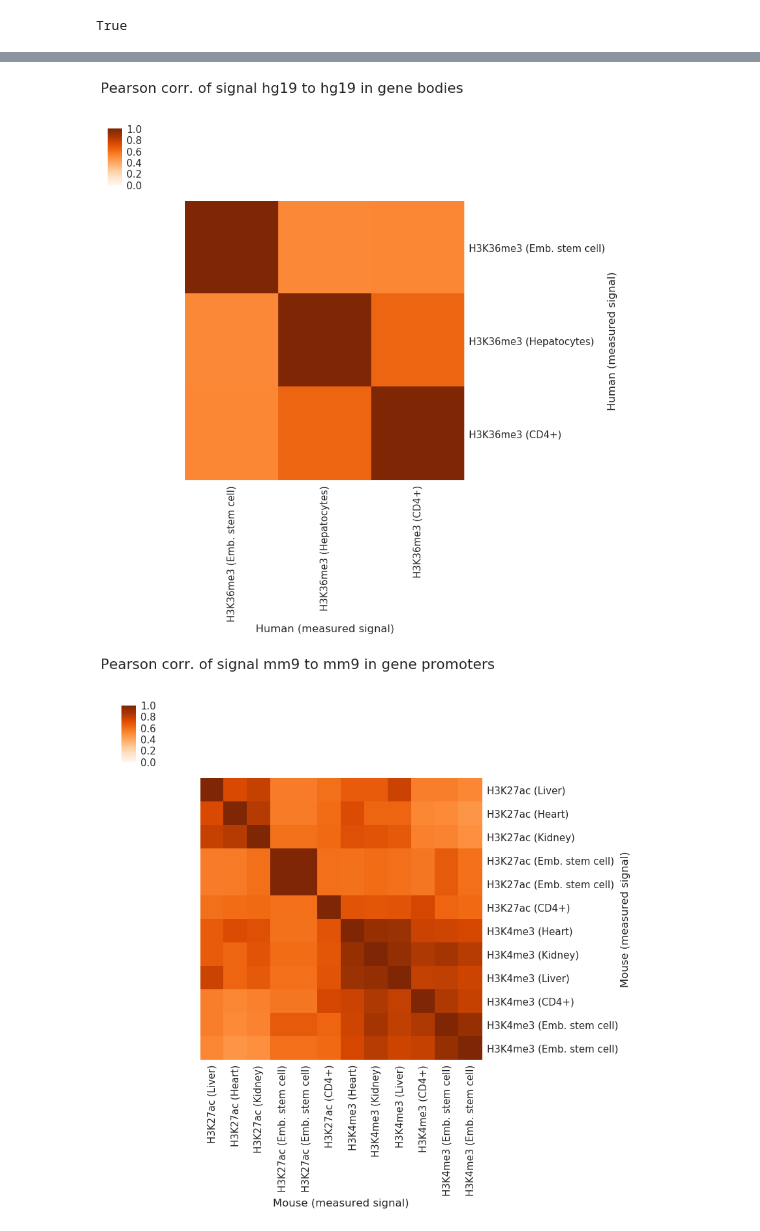
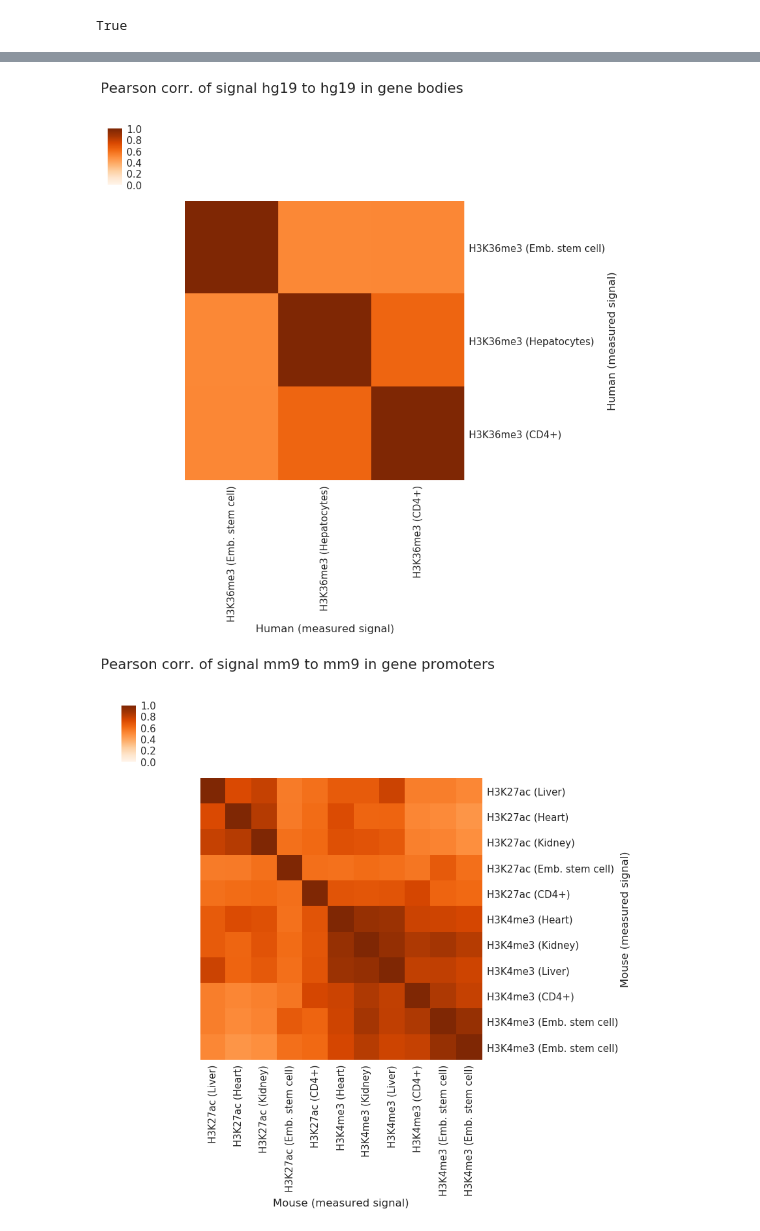
Before and after one commit to ptrebert/project-cross-species, a Jupyter notebook: notebooks/plotting/plot_sigcorr_matrix.ipynb, the cells around one changed output, grey strips where cells are left out. Saved outputs shown, nothing was run; the diff lists cells and outputs as text; code cells hidden in the pictures.

Commit message:
ENH: removed duplicate

```diff
--- a/notebooks/plotting/plot_sigcorr_matrix.ipynb
+++ b/notebooks/plotting/plot_sigcorr_matrix.ipynb
@@ -54,6 +54,23 @@ def load_json(fpath):
 def plot_clustermap(dataset, title, xlab, ylab):
     """
     """
+    # fix: H3K27ac ESE14 has been used twice to complete
+    # the other ESE14 epigenome; remove that entry here
+    # from the correlation heatmaps
+    drop_records = []
+    for c in dataset.columns:
+        if ('EE04' in c) and ('H3K27ac' in c):
+            drop_records.append(c)
+    if drop_records:
+        dataset.drop(drop_records, axis=1, inplace=True)
+    drop_records = []
+    for i in dataset.index.tolist():
+        if ('EE04' in i) and ('H3K27ac' in i):
+            drop_records.append(i)
+    if drop_records:
+        dataset.drop(drop_records, axis=0, inplace=True)
+    # end of fix
+
     new_cols = []
     for c in dataset.columns:
         mark, tissue, _ = c.split('_')
@@ -77,6 +94,10 @@ def plot_clustermap(dataset, title, xlab, ylab):
         tissue = tissue_lut.get(tissue.capitalize(), tissue.capitalize())
         labels.append('{} ({})'.format(mark, tissue))
     dataset.columns = labels
+
+    t_data = dataset.transpose()
+    t_data = t_data.drop_duplicates(keep='first')
+    dataset = t_data.transpose()
 
     if dataset.shape[0] == dataset.shape[1]:
         dist_data = dst.squareform(1 - dataset.values)
@@ -219,5 +240,5 @@ True
 [figure]
 [figure]
 [figure]
-[figure, old version]
+[figure, new version]
 [figure]
```
Also changed, not shown: parts of 1 cell of this notebook.
